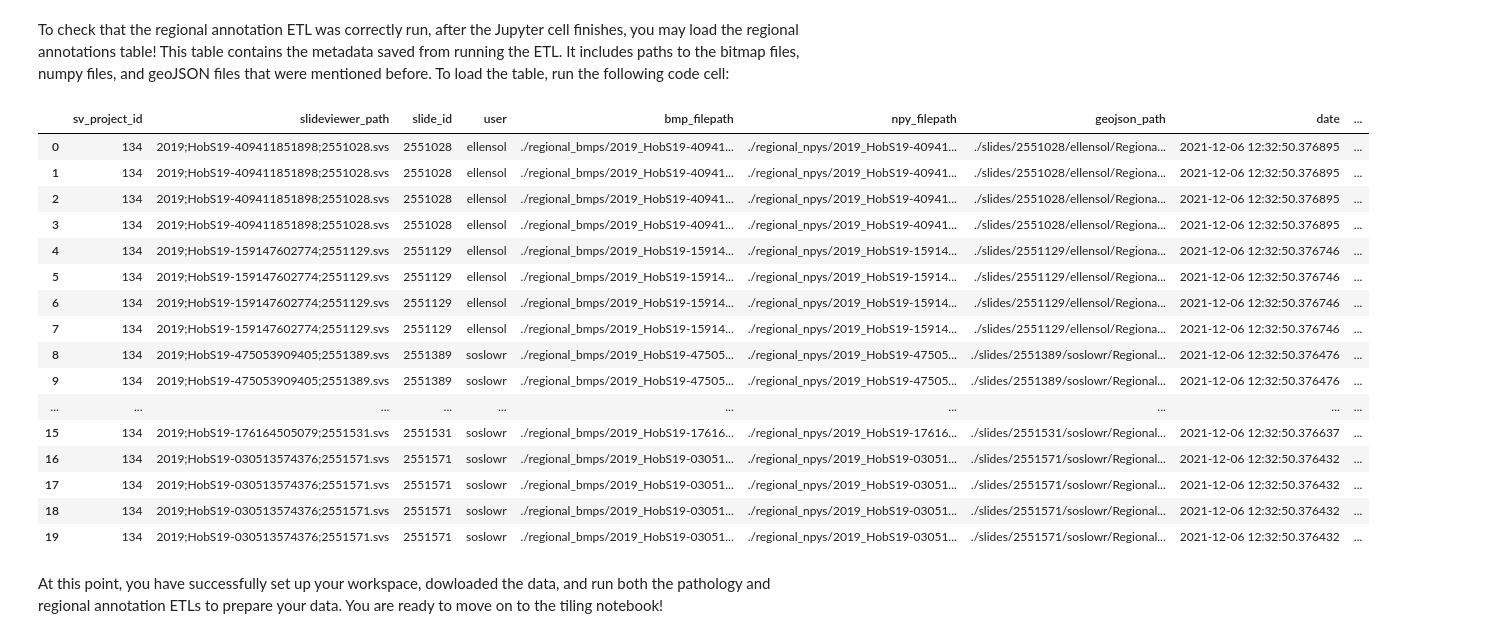
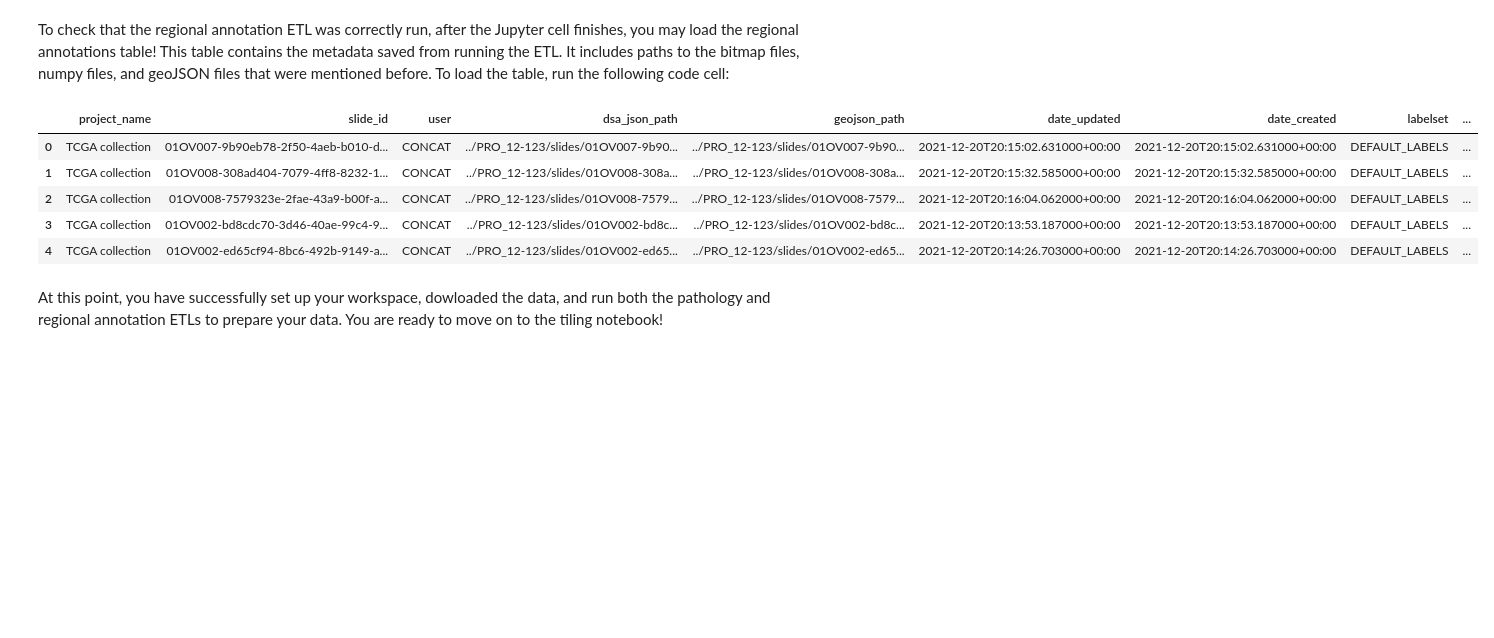
Before and after one commit to msk-mind/luna, a Jupyter notebook: docker/luna_tutorial/vmount/notebooks/1_dataset-prep.ipynb, the cells around one changed output. Cells and saved outputs as stored; diff of their text form; code cells hidden in the pictures; blank space fills up the shorter version.

```diff
--- a/docker/luna_tutorial/vmount/notebooks/1_dataset-prep.ipynb
+++ b/docker/luna_tutorial/vmount/notebooks/1_dataset-prep.ipynb
@@ -308,26 +297,14 @@ To check that the regional annotation ETL was correctly run, after the Jupyter c
 # %%
 from pyarrow.parquet import read_table
 
-regional_annotation_table = read_table("../PRO_12-123/tables/REGIONAL_METADATA_RESULTS",
-                                      filters = [('user', '!=', f'CONCAT')]).to_pandas()
+regional_annotation_table = read_table("../PRO_12-123/tables/REGIONAL_METADATA_RESULTS").to_pandas()
 regional_annotation_table
 # %% [output]
-|  | sv_project_id | slideviewer_path | slide_id | user | bmp_filepath | npy_filepath | geojson_path | date | ... |
-| 0 | 134 | 2019;HobS19-409411851898;2551028.svs | 2551028 | ellensol | ./regional_bmps/2019_HobS19-40941... | ./regional_npys/2019_HobS19-40941... | ./slides/2551028/ellensol/Regiona... | 2021-12-06 12:32:50.376895 | ... |
-| 1 | 134 | 2019;HobS19-409411851898;2551028.svs | 2551028 | ellensol | ./regional_bmps/2019_HobS19-40941... | ./regional_npys/2019_HobS19-40941... | ./slides/2551028/ellensol/Regiona... | 2021-12-06 12:32:50.376895 | ... |
-| 2 | 134 | 2019;HobS19-409411851898;2551028.svs | 2551028 | ellensol | ./regional_bmps/2019_HobS19-40941... | ./regional_npys/2019_HobS19-40941... | ./slides/2551028/ellensol/Regiona... | 2021-12-06 12:32:50.376895 | ... |
-| 3 | 134 | 2019;HobS19-409411851898;2551028.svs | 2551028 | ellensol | ./regional_bmps/2019_HobS19-40941... | ./regional_npys/2019_HobS19-40941... | ./slides/2551028/ellensol/Regiona... | 2021-12-06 12:32:50.376895 | ... |
-| 4 | 134 | 2019;HobS19-159147602774;2551129.svs | 2551129 | ellensol | ./regional_bmps/2019_HobS19-15914... | ./regional_npys/2019_HobS19-15914... | ./slides/2551129/ellensol/Regiona... | 2021-12-06 12:32:50.376746 | ... |
-| 5 | 134 | 2019;HobS19-159147602774;2551129.svs | 2551129 | ellensol | ./regional_bmps/2019_HobS19-15914... | ./regional_npys/2019_HobS19-15914... | ./slides/2551129/ellensol/Regiona... | 2021-12-06 12:32:50.376746 | ... |
-| 6 | 134 | 2019;HobS19-159147602774;2551129.svs | 2551129 | ellensol | ./regional_bmps/2019_HobS19-15914... | ./regional_npys/2019_HobS19-15914... | ./slides/2551129/ellensol/Regiona... | 2021-12-06 12:32:50.376746 | ... |
-| 7 | 134 | 2019;HobS19-159147602774;2551129.svs | 2551129 | ellensol | ./regional_bmps/2019_HobS19-15914... | ./regional_npys/2019_HobS19-15914... | ./slides/2551129/ellensol/Regiona... | 2021-12-06 12:32:50.376746 | ... |
-| 8 | 134 | 2019;HobS19-475053909405;2551389.svs | 2551389 | soslowr | ./regional_bmps/2019_HobS19-47505... | ./regional_npys/2019_HobS19-47505... | ./slides/2551389/soslowr/Regional... | 2021-12-06 12:32:50.376476 | ... |
-| 9 | 134 | 2019;HobS19-475053909405;2551389.svs | 2551389 | soslowr | ./regional_bmps/2019_HobS19-47505... | ./regional_npys/2019_HobS19-47505... | ./slides/2551389/soslowr/Regional... | 2021-12-06 12:32:50.376476 | ... |
-| ... | ... | ... | ... | ... | ... | ... | ... | ... | ... |
-| 15 | 134 | 2019;HobS19-176164505079;2551531.svs | 2551531 | soslowr | ./regional_bmps/2019_HobS19-17616... | ./regional_npys/2019_HobS19-17616... | ./slides/2551531/soslowr/Regional... | 2021-12-06 12:32:50.376637 | ... |
-| 16 | 134 | 2019;HobS19-030513574376;2551571.svs | 2551571 | soslowr | ./regional_bmps/2019_HobS19-03051... | ./regional_npys/2019_HobS19-03051... | ./slides/2551571/soslowr/Regional... | 2021-12-06 12:32:50.376432 | ... |
-| 17 | 134 | 2019;HobS19-030513574376;2551571.svs | 2551571 | soslowr | ./regional_bmps/2019_HobS19-03051... | ./regional_npys/2019_HobS19-03051... | ./slides/2551571/soslowr/Regional... | 2021-12-06 12:32:50.376432 | ... |
-| 18 | 134 | 2019;HobS19-030513574376;2551571.svs | 2551571 | soslowr | ./regional_bmps/2019_HobS19-03051... | ./regional_npys/2019_HobS19-03051... | ./slides/2551571/soslowr/Regional... | 2021-12-06 12:32:50.376432 | ... |
-| 19 | 134 | 2019;HobS19-030513574376;2551571.svs | 2551571 | soslowr | ./regional_bmps/2019_HobS19-03051... | ./regional_npys/2019_HobS19-03051... | ./slides/2551571/soslowr/Regional... | 2021-12-06 12:32:50.376432 | ... |
+|  | project_name | slide_id | user | dsa_json_path | geojson_path | date_updated | date_created | labelset | ... |
+| 0 | TCGA collection | 01OV007-9b90eb78-2f50-4aeb-b010-d... | CONCAT | ../PRO_12-123/slides/01OV007-9b90... | ../PRO_12-123/slides/01OV007-9b90... | 2021-12-20T20:15:02.631000+00:00 | 2021-12-20T20:15:02.631000+00:00 | DEFAULT_LABELS | ... |
+| 1 | TCGA collection | 01OV008-308ad404-7079-4ff8-8232-1... | CONCAT | ../PRO_12-123/slides/01OV008-308a... | ../PRO_12-123/slides/01OV008-308a... | 2021-12-20T20:15:32.585000+00:00 | 2021-12-20T20:15:32.585000+00:00 | DEFAULT_LABELS | ... |
+| 2 | TCGA collection | 01OV008-7579323e-2fae-43a9-b00f-a... | CONCAT | ../PRO_12-123/slides/01OV008-7579... | ../PRO_12-123/slides/01OV008-7579... | 2021-12-20T20:16:04.062000+00:00 | 2021-12-20T20:16:04.062000+00:00 | DEFAULT_LABELS | ... |
+| 3 | TCGA collection | 01OV002-bd8cdc70-3d46-40ae-99c4-9... | CONCAT | ../PRO_12-123/slides/01OV002-bd8c... | ../PRO_12-123/slides/01OV002-bd8c... | 2021-12-20T20:13:53.187000+00:00 | 2021-12-20T20:13:53.187000+00:00 | DEFAULT_LABELS | ... |
+| 4 | TCGA collection | 01OV002-ed65cf94-8bc6-492b-9149-a... | CONCAT | ../PRO_12-123/slides/01OV002-ed65... | ../PRO_12-123/slides/01OV002-ed65... | 2021-12-20T20:14:26.703000+00:00 | 2021-12-20T20:14:26.703000+00:00 | DEFAULT_LABELS | ... |
 # %% [markdown]
 At this point, you have successfully set up your workspace, dowloaded the data, and run both the pathology and regional annotation ETLs to prepare your data. You are ready to move on to the tiling notebook!
```
Also changed, not shown: parts of 17 cells of this notebook, 9 other files.
